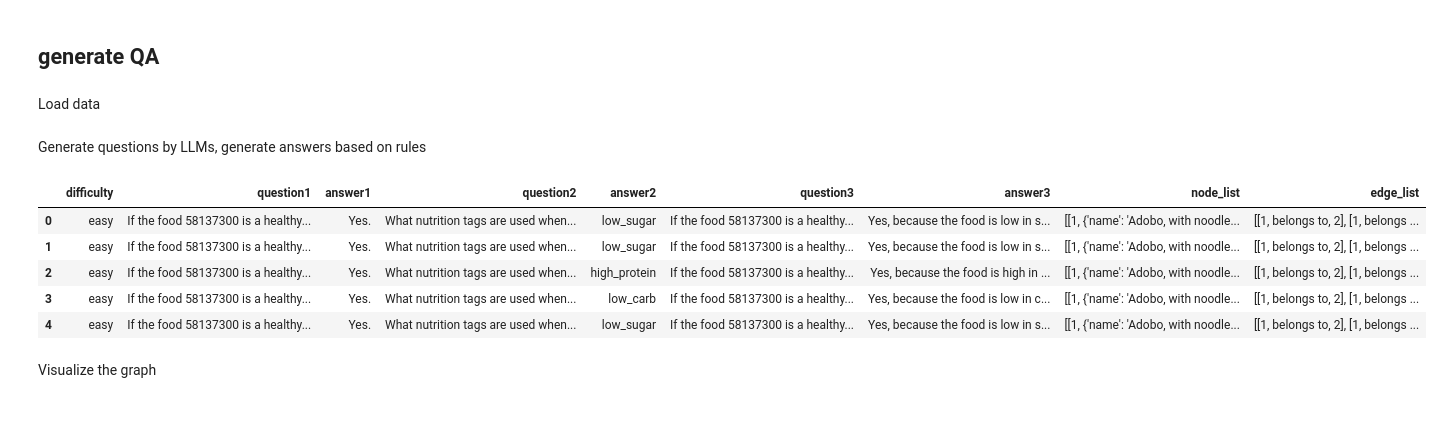
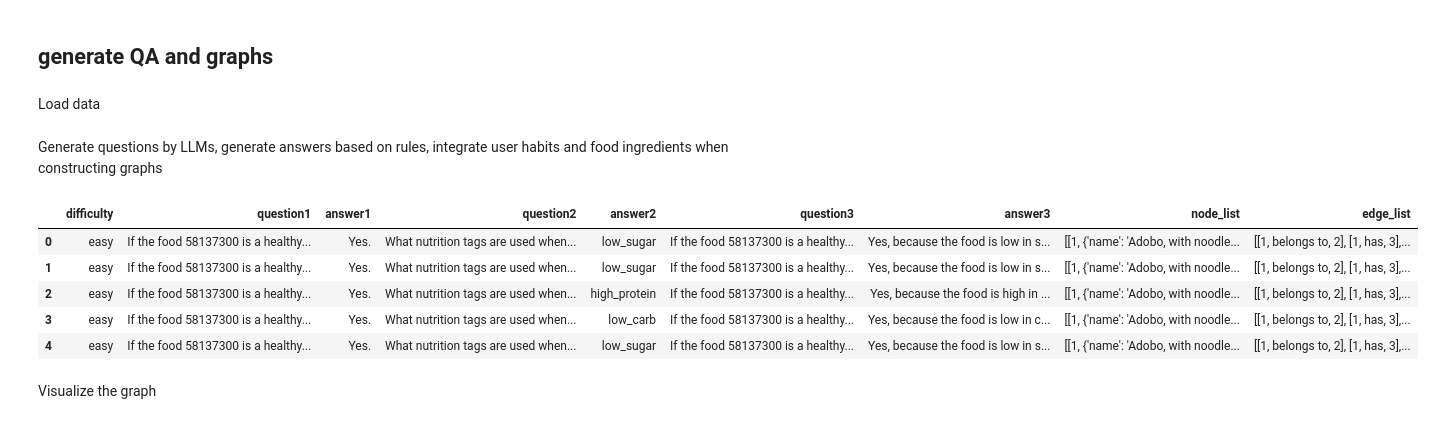
Before and after one commit to Yiyang-Ian-Li/NGQA, a Jupyter notebook: task_3_pair_QA_generation/4_QA_generation.ipynb, the cells around one changed output. Saved outputs shown, nothing was run; the diff lists cells and outputs as text; code cells hidden in the pictures.

```diff
--- a/task_3_pair_QA_generation/4_QA_generation.ipynb
+++ b/task_3_pair_QA_generation/4_QA_generation.ipynb
@@ -1,5 +1,5 @@
 # %% [markdown]
-## generate QA
+## generate QA and graphs
 # %% [markdown]
 Load data
 # %%
@@ -11,9 +11,10 @@ with open('processed_data/dedup_food_based_pairs.json') as f:
 
 food_info = pd.read_csv('../task_2_foods_filtering_qa_creation/processed_data/reduced_mixed_dishes_v4.csv')
 user_info = pd.read_csv('../processed_data/user_tagging.csv').drop_duplicates()
-food_ingredients = pd.read_csv('../data/fndds_ingredients.csv')
+fndds_food = pd.read_csv('../data/fndds_ingredients.csv')
+user_habits = pd.read_csv('../processed_data/trimmedHabit.csv')
 # %% [markdown]
-Generate questions by LLMs, generate answers based on rules
+Generate questions by LLMs, generate answers based on rules, integrate user habits and food ingredients when constructing graphs
 # %%
 def generate_answer(food_tag, user):
     reasons_for_yes = []
@@ -48,10 +49,21 @@ def generate_graph(food_id, user_id):
     edge_list = []  # [[node_id: int, relation: str, node_id: int], ...]
 
     node_id = 2  # 0 is the user and 1 is the food
+
     # related to the food
     food = food_info[food_info['food_id'] == food_id]
     node_list.append([1, {'name': food['food_desc'].item(), 'attr': food_id}])
-    # add ingredients
+    # add category and ingredients
+    fndds_ingredients = fndds_food[fndds_food['Food code'] == food_id]
+    food_category = food['WWEIA_desc'].iloc[0]
+    node_list.append([node_id, {'name': 'category', 'attr': food_category}])
+    edge_list.append([1, 'belongs to', node_id])
+    node_id += 1
+    fndds_ingredients = fndds_ingredients['Ingredient description'].tolist()
+    for ingredient in fndds_ingredients:
+        node_list.append([node_id, {'name': 'ingredient', 'attr': ingredient}])
+        edge_list.append([1, 'has', node_id])
+        node_id += 1
     # nutrition tag
     primary_nutrition_tags = [
         'low_carb', 'high_carb',
@@ -65,11 +77,16 @@ def generate_graph(food_id, user_id):
     for column in primary_nutrition_tags:
         if food[column].item() == 1:
             node_list.append([node_id, {'name': 'food_nutrition_tag', 'attr': column}])
-            edge_list.append([1, 'belongs to', node_id])
+            edge_list.append([1, 'contains', node_id])
             node_id += 1
 
     # related to the user
     node_list.append([0, {'name': 'user', 'attr': user_id}])
+    habit_list = user_habits[user_habits['SEQN'] == user_id]['habitDesc'].tolist()
+    for habit in habit_list:
+        node_list.append([node_id, {'name': 'dietary habit', 'attr': habit}])
+        edge_list.append([0, 'has', node_id])
+        node_id += 1
     user = user_info[user_info['SEQN'] == user_id]
     # print(user.to_dict())
     reference_dict = {'obesity': ['low_calorie'],
@@ -122,38 +139,38 @@ for food_user_pairs in food_based_pairs:
     food_id = food_user_pairs['food_id']
     food_tag = food_user_pairs['food_tag']
 
     keywords = ['easy', 'medium', 'hard']
     for keyword in keywords:
         for user in food_user_pairs[keyword]:
             user_id = user['user_id']
 
             # generate question and answer
             question1 = 'If the food {} is a healthy option to the user {}? Please answer with yes or no.'.format(food_id, user_id)
             question2 = 'What nutrition tags are used when considering food {} for user {}?'.format(food_id, user_id)
             question = 'If the food {} is a healthy option to the user {}?'.format(food_id, user_id)
             [answer1, answer2, answer] = generate_answer(food_tag, user)
 
             # genearte graph
             node_list, edge_list = generate_graph(food_id, user_id)
             # graph_viz(node_list, edge_list)
 
             # print('user tag:', user)
             # print('food tag:', food_user_pairs['food_tag'])
             # print('Question:', question)
             # print('Answer:', answer)
             # print('')
             KGQA_benchmark.append([keyword, question1, answer1, question2, answer2, question, answer, node_list, edge_list])
 
 df = pd.DataFrame(KGQA_benchmark[1:], columns=KGQA_benchmark[0])
 df.to_csv('./processed_data/KGQA_benchmark.csv', index=False)
 df.head()
 # %% [output]
 |  | difficulty | question1 | answer1 | question2 | answer2 | question3 | answer3 | node_list | edge_list |
-| 0 | easy | If the food 58137300 is a healthy... | Yes. | What nutrition tags are used when... | low_sugar | If the food 58137300 is a healthy... | Yes, because the food is low in s... | [[1, {'name': 'Adobo, with noodle... | [[1, belongs to, 2], [1, belongs ... |
-| 1 | easy | If the food 58137300 is a healthy... | Yes. | What nutrition tags are used when... | low_sugar | If the food 58137300 is a healthy... | Yes, because the food is low in s... | [[1, {'name': 'Adobo, with noodle... | [[1, belongs to, 2], [1, belongs ... |
-| 2 | easy | If the food 58137300 is a healthy... | Yes. | What nutrition tags are used when... | high_protein | If the food 58137300 is a healthy... | Yes, because the food is high in ... | [[1, {'name': 'Adobo, with noodle... | [[1, belongs to, 2], [1, belongs ... |
-| 3 | easy | If the food 58137300 is a healthy... | Yes. | What nutrition tags are used when... | low_carb | If the food 58137300 is a healthy... | Yes, because the food is low in c... | [[1, {'name': 'Adobo, with noodle... | [[1, belongs to, 2], [1, belongs ... |
-| 4 | easy | If the food 58137300 is a healthy... | Yes. | What nutrition tags are used when... | low_sugar | If the food 58137300 is a healthy... | Yes, because the food is low in s... | [[1, {'name': 'Adobo, with noodle... | [[1, belongs to, 2], [1, belongs ... |
+| 0 | easy | If the food 58137300 is a healthy... | Yes. | What nutrition tags are used when... | low_sugar | If the food 58137300 is a healthy... | Yes, because the food is low in s... | [[1, {'name': 'Adobo, with noodle... | [[1, belongs to, 2], [1, has, 3],... |
+| 1 | easy | If the food 58137300 is a healthy... | Yes. | What nutrition tags are used when... | low_sugar | If the food 58137300 is a healthy... | Yes, because the food is low in s... | [[1, {'name': 'Adobo, with noodle... | [[1, belongs to, 2], [1, has, 3],... |
+| 2 | easy | If the food 58137300 is a healthy... | Yes. | What nutrition tags are used when... | high_protein | If the food 58137300 is a healthy... | Yes, because the food is high in ... | [[1, {'name': 'Adobo, with noodle... | [[1, belongs to, 2], [1, has, 3],... |
+| 3 | easy | If the food 58137300 is a healthy... | Yes. | What nutrition tags are used when... | low_carb | If the food 58137300 is a healthy... | Yes, because the food is low in c... | [[1, {'name': 'Adobo, with noodle... | [[1, belongs to, 2], [1, has, 3],... |
+| 4 | easy | If the food 58137300 is a healthy... | Yes. | What nutrition tags are used when... | low_sugar | If the food 58137300 is a healthy... | Yes, because the food is low in s... | [[1, {'name': 'Adobo, with noodle... | [[1, belongs to, 2], [1, has, 3],... |
 # %% [markdown]
 Visualize the graph
 # %%
```
Also changed, not shown: parts of 1 cell of this notebook, 1 other file.
